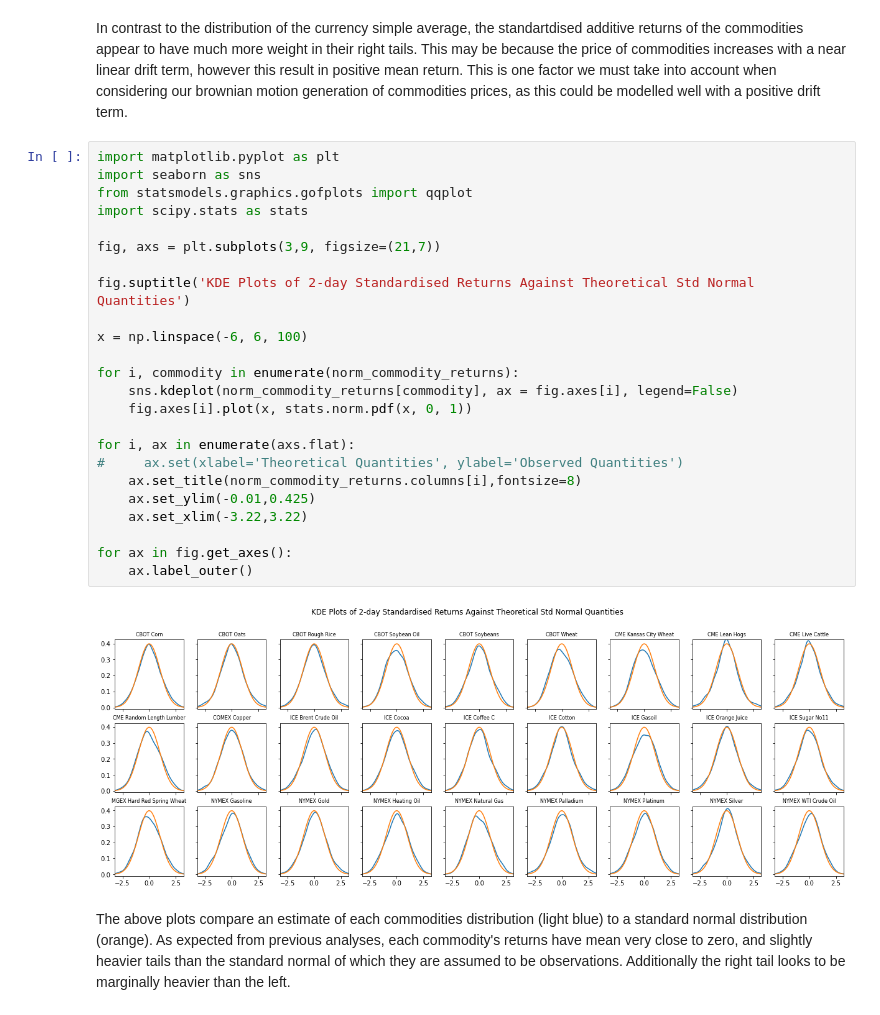
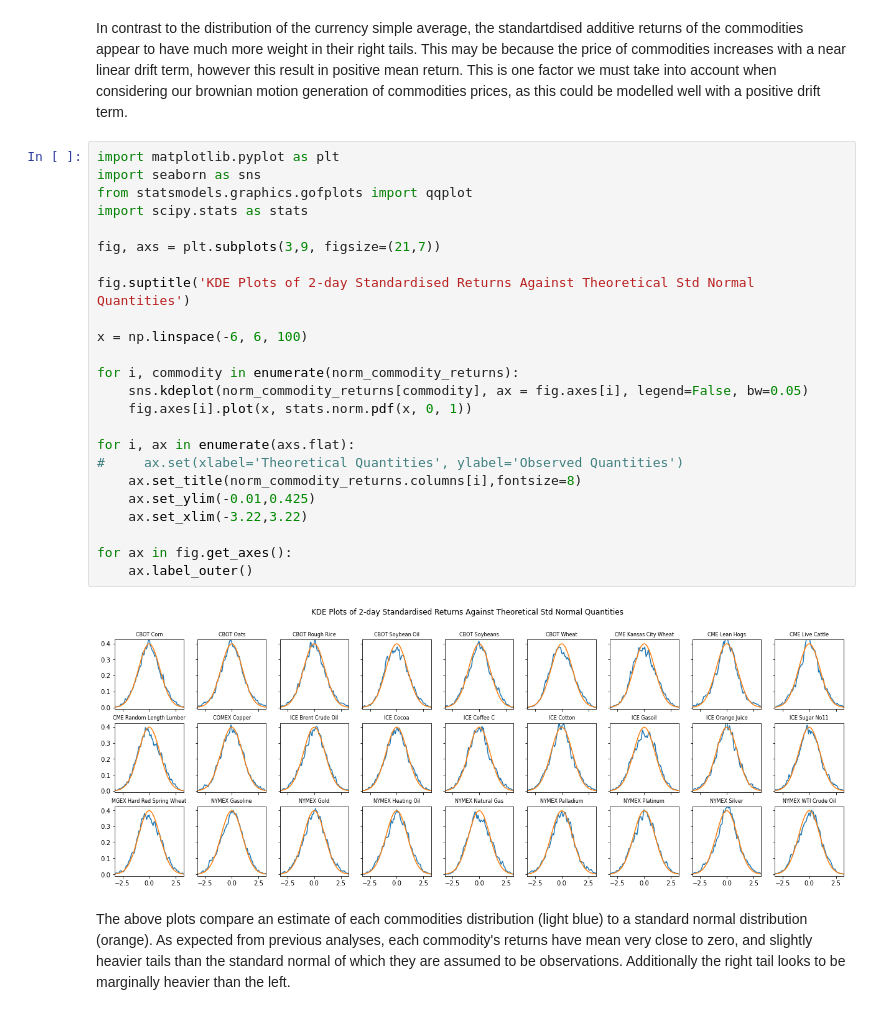
Before and after one commit to andrewmelville/M4R-Project, a Jupyter notebook: ExploratoryAnalysisNotebookMultiplicativeReturns.ipynb, the cells around one changed output. Drawn from its saved outputs; the diff is of its cells as text.

```diff
--- a/ExploratoryAnalysisNotebookMultiplicativeReturns.ipynb
+++ b/ExploratoryAnalysisNotebookMultiplicativeReturns.ipynb
@@ -256,29 +295,29 @@ In contrast to the distribution of the currency simple average, the standartdise
 # %%
 import matplotlib.pyplot as plt
 import seaborn as sns
 from statsmodels.graphics.gofplots import qqplot
 import scipy.stats as stats
 
 fig, axs = plt.subplots(3,9, figsize=(21,7))
 
 fig.suptitle('KDE Plots of 2-day Standardised Returns Against Theoretical Std Normal Quantities')
 
 x = np.linspace(-6, 6, 100)
 
 for i, commodity in enumerate(norm_commodity_returns):
-    sns.kdeplot(norm_commodity_returns[commodity], ax = fig.axes[i], legend=False)
+    sns.kdeplot(norm_commodity_returns[commodity], ax = fig.axes[i], legend=False, bw=0.05)
     fig.axes[i].plot(x, stats.norm.pdf(x, 0, 1))
 
 for i, ax in enumerate(axs.flat):
 #     ax.set(xlabel='Theoretical Quantities', ylabel='Observed Quantities')
     ax.set_title(norm_commodity_returns.columns[i],fontsize=8)
     ax.set_ylim(-0.01,0.425)
     ax.set_xlim(-3.22,3.22)
 
 for ax in fig.get_axes():
     ax.label_outer()
 # %% [output]
-[figure, old version]
+[figure, new version]
 # %% [markdown]
 The above plots compare an estimate of each commodities distribution (light blue) to a standard normal distribution (orange). As expected from previous analyses, each commodity's returns have mean very close to zero, and slightly heavier tails than the standard normal of which they are assumed to be observations. Additionally the right tail looks to be marginally heavier than the left.
 # %% [markdown]
```
Also changed, not shown: parts of 4 cells of this notebook, 6 other files.
